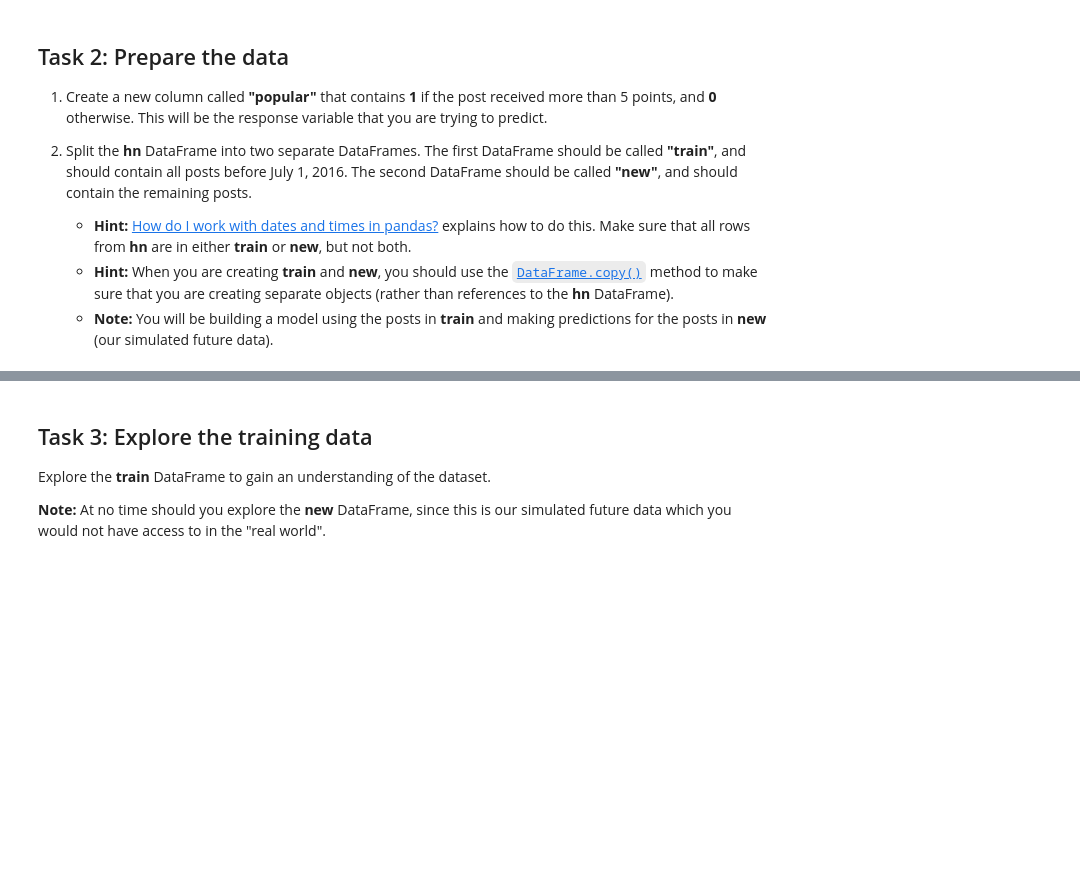
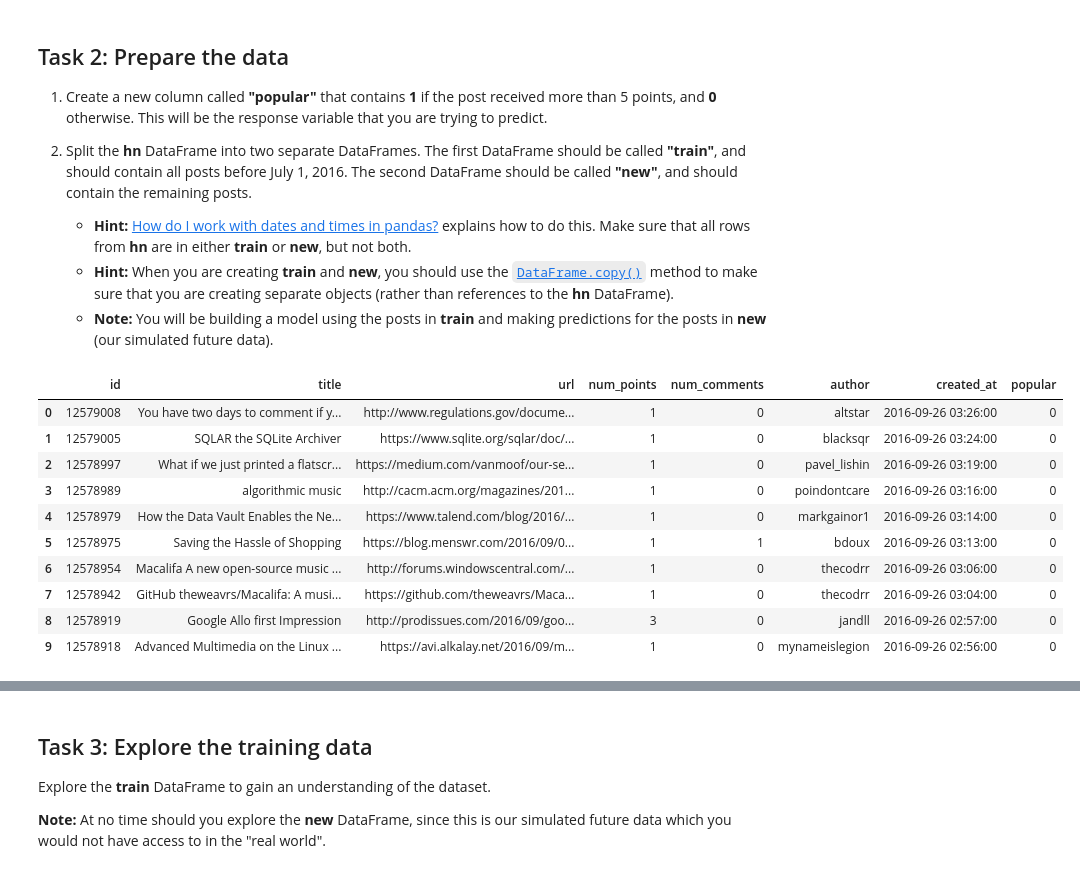
Before and after one commit to arunprasadlv/MLText, a Jupyter notebook: notebooks/05_hacker_news_homework.ipynb, the cells around one changed output, grey strips where cells are left out. Saved outputs shown, nothing was run; the diff lists cells and outputs as text; code cells hidden in the pictures; blank space fills up the shorter version.

```diff
--- a/notebooks/05_hacker_news_homework.ipynb
+++ b/notebooks/05_hacker_news_homework.ipynb
@@ -55,0 +87,14 @@ Your goal is to predict the likelihood that a post will be "popular", based on t
+# %%
+hn['popular'] = hn.apply(popular_val,axis=1)
+# %% [output]
+|  | id | title | url | num_points | num_comments | author | created_at | popular |
+| 0 | 12579008 | You have two days to comment if y... | http://www.regulations.gov/docume... | 1 | 0 | altstar | 2016-09-26 03:26:00 | 0 |
+| 1 | 12579005 | SQLAR the SQLite Archiver | https://www.sqlite.org/sqlar/doc/... | 1 | 0 | blacksqr | 2016-09-26 03:24:00 | 0 |
+| 2 | 12578997 | What if we just printed a flatscr... | https://medium.com/vanmoof/our-se... | 1 | 0 | pavel_lishin | 2016-09-26 03:19:00 | 0 |
+| 3 | 12578989 | algorithmic music | http://cacm.acm.org/magazines/201... | 1 | 0 | poindontcare | 2016-09-26 03:16:00 | 0 |
+| 4 | 12578979 | How the Data Vault Enables the Ne... | https://www.talend.com/blog/2016/... | 1 | 0 | markgainor1 | 2016-09-26 03:14:00 | 0 |
+| 5 | 12578975 | Saving the Hassle of Shopping | https://blog.menswr.com/2016/09/0... | 1 | 1 | bdoux | 2016-09-26 03:13:00 | 0 |
+| 6 | 12578954 | Macalifa A new open-source music ... | http://forums.windowscentral.com/... | 1 | 0 | thecodrr | 2016-09-26 03:06:00 | 0 |
+| 7 | 12578942 | GitHub theweavrs/Macalifa: A musi... | https://github.com/theweavrs/Maca... | 1 | 0 | thecodrr | 2016-09-26 03:04:00 | 0 |
+| 8 | 12578919 | Google Allo first Impression | http://prodissues.com/2016/09/goo... | 3 | 0 | jandll | 2016-09-26 02:57:00 | 0 |
+| 9 | 12578918 | Advanced Multimedia on the Linux ... | https://avi.alkalay.net/2016/09/m... | 1 | 0 | mynameislegion | 2016-09-26 02:56:00 | 0 |
```
Also changed, not shown: parts of 5 cells of this notebook.
